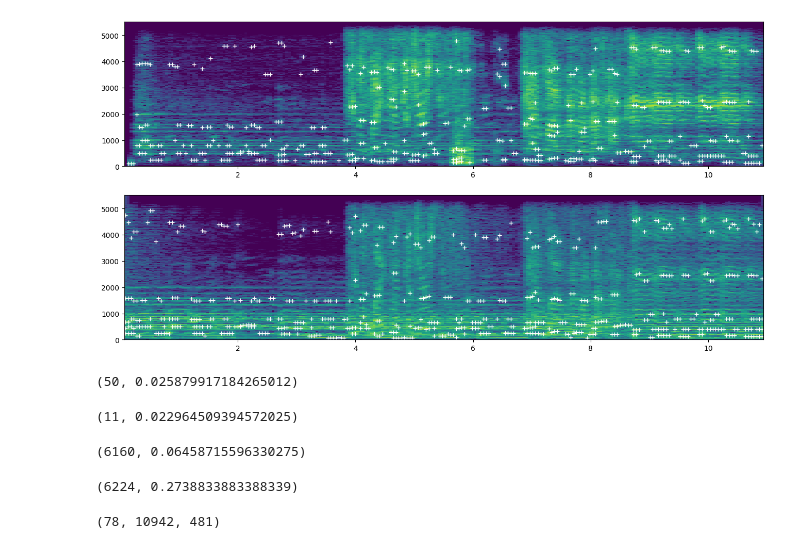
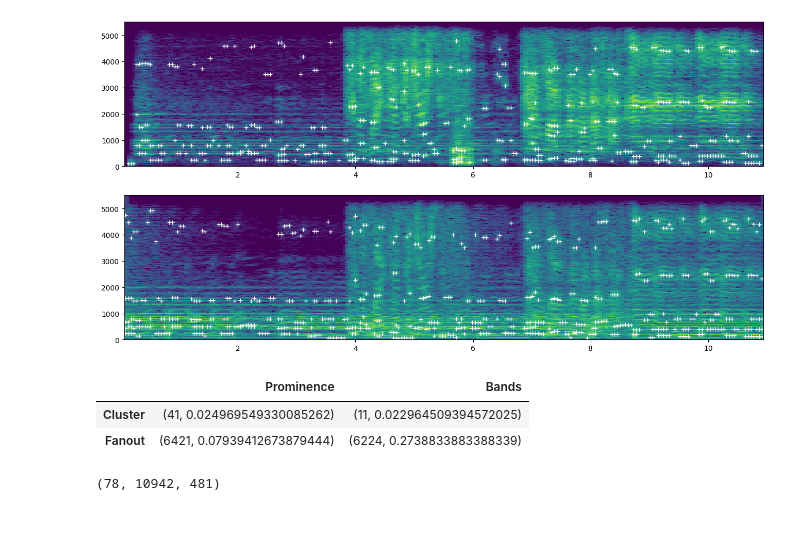
Before and after one commit to dqbd/music-matching, a Jupyter notebook: research/shazam_downsample.ipynb, the cells around one changed output. Cells and saved outputs as stored; diff of their text form; code cells hidden in the pictures; blank space fills up the shorter version.

Commit message:
Expose all parameters

```diff
--- a/research/shazam_downsample.ipynb
+++ b/research/shazam_downsample.ipynb
@@ -59,51 +61,76 @@ IPython.display.Audio(data=music_sample, rate=sr)
 # %%
 from hash.cluster import get_hashes_from_peaks_cluster as cluster
 from hash.fanout import get_hashes_from_peaks_fanout as fanout
 from freq.prominence import get_peak_frequencies_prominence as prominence
 from freq.bands import get_peak_frequencies_bands as bands
 from util.compare import compare_fingerprints
 
+
+# Tyto konstanty (krom sr?) bych už dále neměnil, downsampling může smáznout zbytečný šum
+# A vychází z původního článku
 global_params = {
-    "sr": 11_025,  # buď 22_050 nebo 11_025, ale lepší je downsample
+    "sr": 11_025,
     "n_fft": 2048,
     "hop_length": 2048 // 4
+}
+
+
+bands_params = {
+    "avg_window": 10,
+    **global_params
+}
+
+prominence_params = {
+    "num_peaks": 15,
+    "distance": 100,
+    **global_params,
 }
 
 cluster_kwargs = {
     "window_size": 3,
     "gap_size": 1
 }
 
 fanout_kwargs = {
     "fan_out": 50,
     "tail_size": 1
 }
 
 recording, _ = librosa.load(recording_file, sr=global_params["sr"])
 music, _ = librosa.load(music_file, sr=global_params["sr"])
 
-m_pr_cl = cluster(prominence(music, **global_params), **cluster_kwargs)
-r_pr_cl = cluster(prominence(recording, **global_params), **cluster_kwargs)
+m_pr = prominence(music, **prominence_params)
+r_pr = prominence(recording, **prominence_params)
 
-m_ba_cl = cluster(bands(music, **global_params), **cluster_kwargs)
-r_ba_cl = cluster(bands(recording, **global_params), **cluster_kwargs)
+m_ba = bands(music, **bands_params)
+r_ba = bands(recording, **bands_params)
 
-m_pr_fa = fanout(prominence(music, **global_params), **fanout_kwargs)
-r_pr_fa = fanout(prominence(recording, **global_params), **fanout_kwargs)
-
-m_ba_fa = fanout(bands(music, **global_params), **fanout_kwargs)
-r_ba_fa = fanout(bands(recording, **global_params), **fanout_kwargs)
-
-display(compare_fingerprints(m_pr_cl, r_pr_cl))
-display(compare_fingerprints(m_ba_cl, r_ba_cl))
-
-display(compare_fingerprints(m_pr_fa, r_pr_fa))
-display(compare_fingerprints(m_ba_fa, r_ba_fa))
+pd.DataFrame([
+    [
+        compare_fingerprints(
+            cluster(m_pr, **cluster_kwargs),
+            cluster(r_pr, **cluster_kwargs)
+        ),
+        compare_fingerprints(
+            cluster(m_ba, **cluster_kwargs),
+            cluster(r_ba, **cluster_kwargs)
+        )
+    ],
+    [
+        compare_fingerprints(
+            fanout(m_pr, **fanout_kwargs),
+            fanout(r_pr, **fanout_kwargs)
+        ),
+        compare_fingerprints(
+            fanout(m_ba, **fanout_kwargs),
+            fanout(r_ba, **fanout_kwargs)
+        )
+    ]
+], index=["Cluster", "Fanout"], columns=["Prominence", "Bands"])
 # %% [output]
-(50, 0.025879917184265012)
-(11, 0.022964509394572025)
-(6160, 0.06458715596330275)
-(6224, 0.2738833883388339)
+|  | Prominence | Bands |
+| Cluster | (41, 0.024969549330085262) | (11, 0.022964509394572025) |
+| Fanout | (6421, 0.07939412673879444) | (6224, 0.2738833883388339) |
 # %%
 hash_kwargs = {
     "window_size": 1,
```
Also changed, not shown: parts of 2 cells of this notebook, 1 other file.
